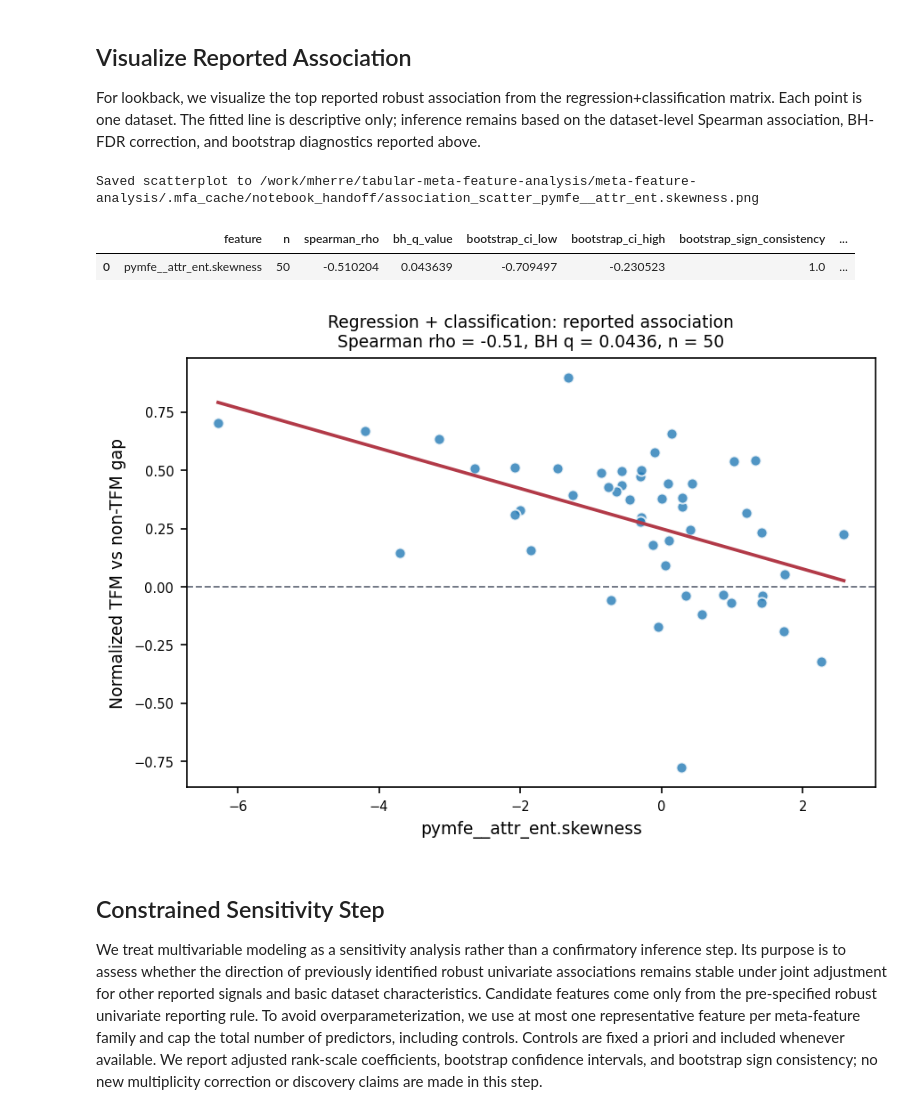
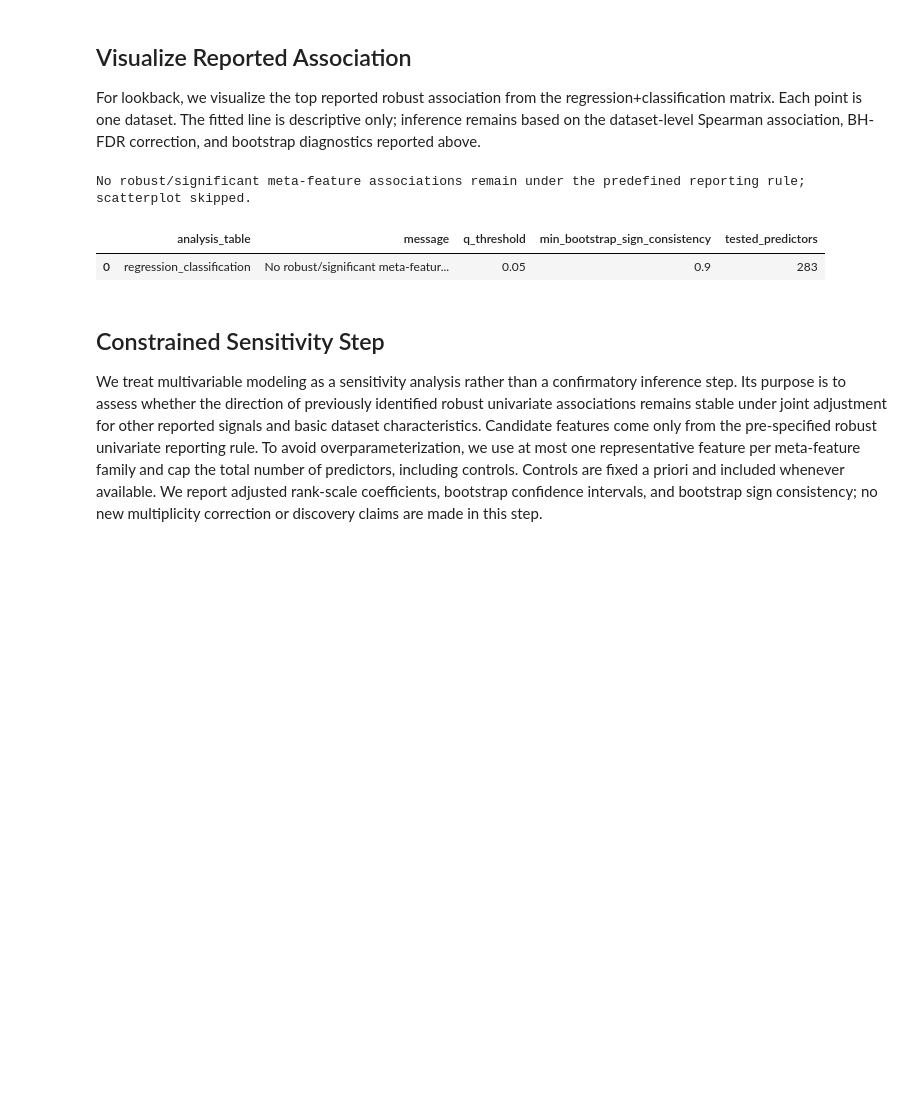
Before and after one commit to m-herre/meta-feature-analysis, a Jupyter notebook: notebooks/01_mfa.ipynb, the cells around one changed output. Saved outputs shown, nothing was run; the diff lists cells and outputs as text; code cells hidden in the pictures; blank space fills up the shorter version.

```diff
--- a/notebooks/01_mfa.ipynb
+++ b/notebooks/01_mfa.ipynb
@@ -1276,40 +1411,40 @@ else:
         data=association_scatter_data,
         x=ASSOCIATION_SCATTER_FEATURE,
         y=ASSOCIATION_TARGET,
         ci=None,
         scatter_kws={"s": 34, "alpha": 0.78, "edgecolor": "white"},
         line_kws={"color": "#b23a48", "linewidth": 1.8},
         ax=ax,
     )
     ax.axhline(0, color="#6b7280", linewidth=0.9, linestyle="--")
     ax.set_xlabel(ASSOCIATION_SCATTER_FEATURE)
     ax.set_ylabel("Normalized TFM vs non-TFM gap")
     ax.set_title(
         "Regression + classification: reported association\n"
         f"Spearman rho = {row['spearman_rho']:.2f}, "
         f"BH q = {row['bh_q_value']:.3g}, "
         f"n = {int(row['n'])}"
     )
     fig.tight_layout()
 
     safe_feature_name = re.sub(r"[^A-Za-z0-9_.-]+", "_", ASSOCIATION_SCATTER_FEATURE)
     association_scatter_output_path = (
-        _project_dir_for_notebook_handoff()
-        / ".mfa_cache"
-        / "notebook_handoff"
+        globals().get(
+            "MFA_HANDOFF_DIR",
+            _project_dir_for_notebook_handoff() / ".mfa_cache" / "notebook_handoff",
+        )
         / f"association_scatter_{safe_feature_name}.png"
     )
     association_scatter_output_path.parent.mkdir(parents=True, exist_ok=True)
     fig.savefig(association_scatter_output_path, bbox_inches="tight")
 
     print(f"Saved scatterplot to {association_scatter_output_path}")
     display(association_scatter_summary)
     plt.show()
 # %% [output]
-Saved scatterplot to /work/mherre/tabular-meta-feature-analysis/meta-feature-analysis/.mfa_cache/notebook_handoff/association_scatter_pymfe__attr_ent.skewness.png
+No robust/significant meta-feature associations remain under the predefined reporting rule; scatterplot skipped.
-|  | feature | n | spearman_rho | bh_q_value | bootstrap_ci_low | bootstrap_ci_high | bootstrap_sign_consistency | ... |
-| 0 | pymfe__attr_ent.skewness | 50 | -0.510204 | 0.043639 | -0.709497 | -0.230523 | 1.0 | ... |
+|  | analysis_table | message | q_threshold | min_bootstrap_sign_consistency | tested_predictors |
+| 0 | regression_classification | No robust/significant meta-featur... | 0.05 | 0.9 | 283 |
-[figure, removed]
 # %% [markdown]
 ## Constrained Sensitivity Step
 
```
Also changed, not shown: parts of 9 cells of this notebook.
